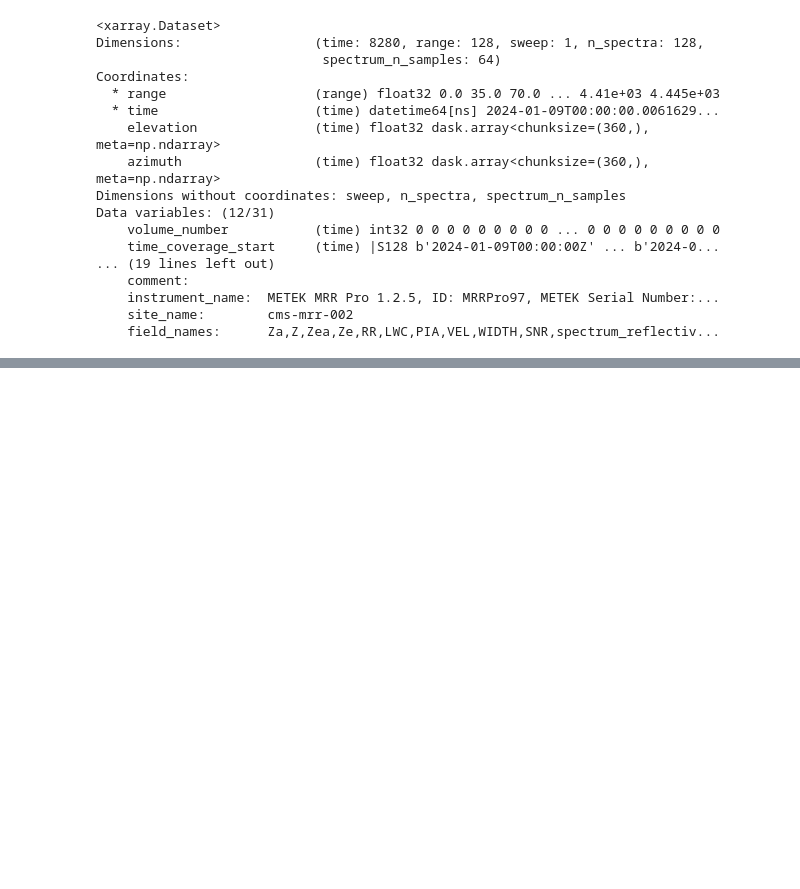
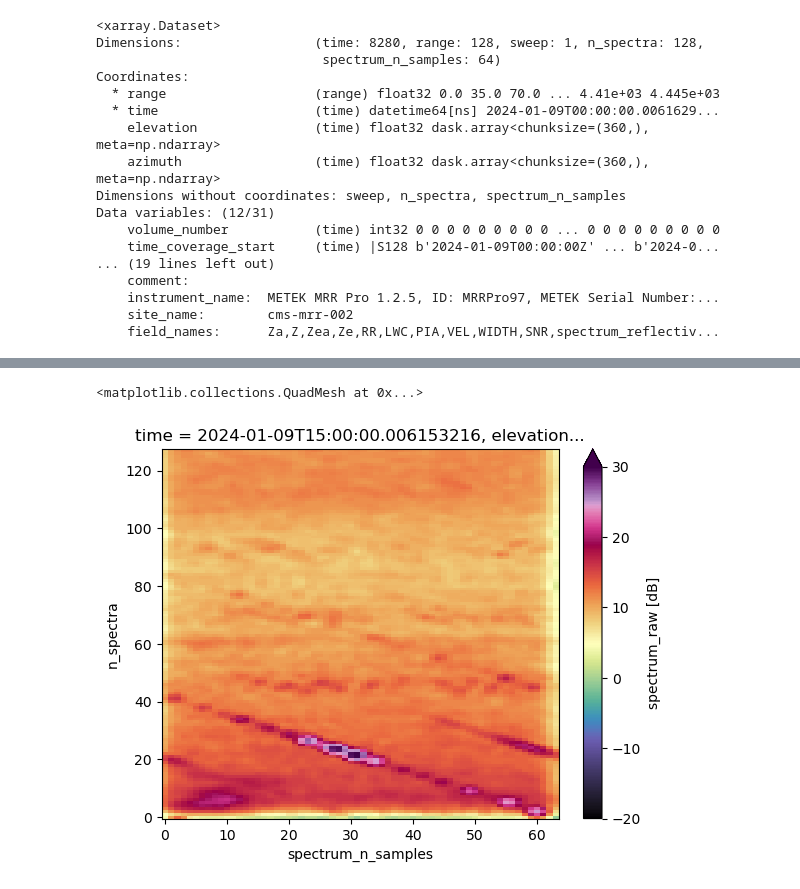
Before and after one commit to rcjackson/various_notebooks, a Jupyter notebook: DeepLearningMRRSpectra.ipynb, the cells around one changed output, grey strips where cells are left out. Saved outputs shown, nothing was run; the diff lists cells and outputs as text; code cells hidden in the pictures; blank space fills up the shorter version.

```diff
--- a/DeepLearningMRRSpectra.ipynb
+++ b/DeepLearningMRRSpectra.ipynb
@@ -44,0 +54,5 @@ ds['SNR'].T.plot(cmap='ChaseSpectral')
+# %%
+ds['spectrum_raw'].sel(time='2024-01-09T015:00:00').plot(cmap='ChaseSpectral', vmin=-20, vmax=30)
+# %% [output]
+<matplotlib.collections.QuadMesh at 0x...>
+[figure, added]
```
Also changed, not shown: parts of 27 cells of this notebook, 2 other files.
